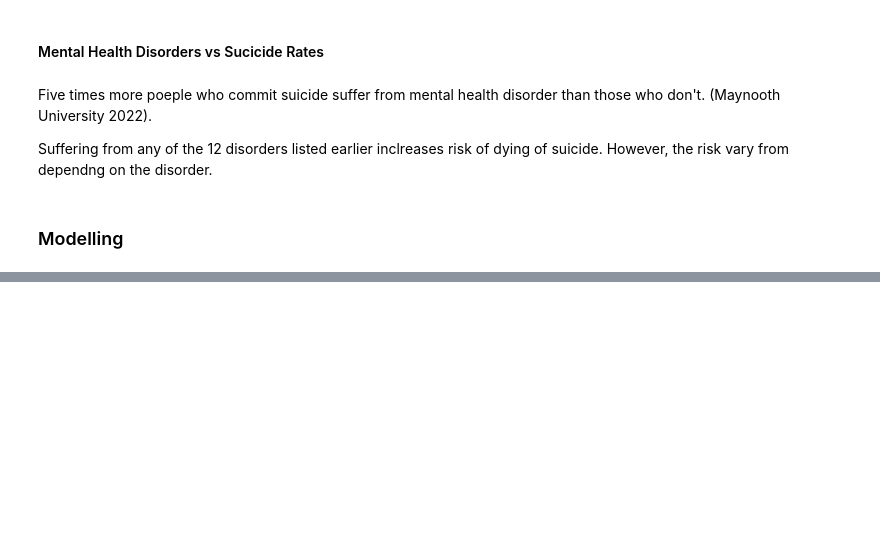
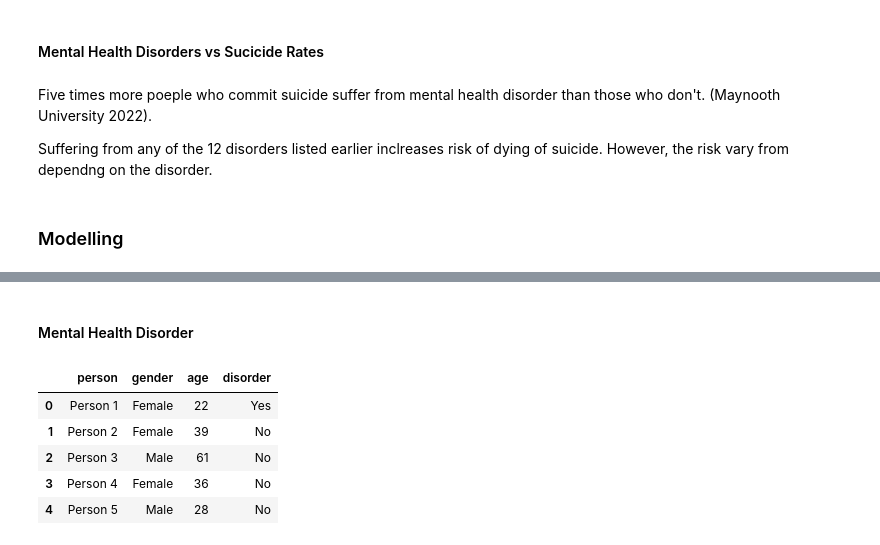
Before and after one commit to dariairad/pda-project1, a Jupyter notebook: pda-project1.ipynb, the cells around one changed output, grey strips where cells are left out. Drawn from its saved outputs; the diff is of its cells as text; code cells hidden in the pictures; blank space fills up the shorter version.

```diff
--- a/pda-project1.ipynb
+++ b/pda-project1.ipynb
@@ -177,0 +217,16 @@ Stack Exchange (2015). *If my histogram shows a bell-shaped curve, can I say my
+# %% [markdown]
+#### Mental Health Disorder
+# %%
+disorder_choice = ["Yes", "No"]
+
+disorder = rng.choice (disorder_choice, p = [0.425, 0.575], size = 2000)
+df["disorder"] = disorder
+
+df.head ()
+# %% [output]
+|  | person | gender | age | disorder |
+| 0 | Person 1 | Female | 22 | Yes |
+| 1 | Person 2 | Female | 39 | No |
+| 2 | Person 3 | Male | 61 | No |
+| 3 | Person 4 | Female | 36 | No |
+| 4 | Person 5 | Male | 28 | No |
```
Also changed, not shown: parts of 27 cells of this notebook.
